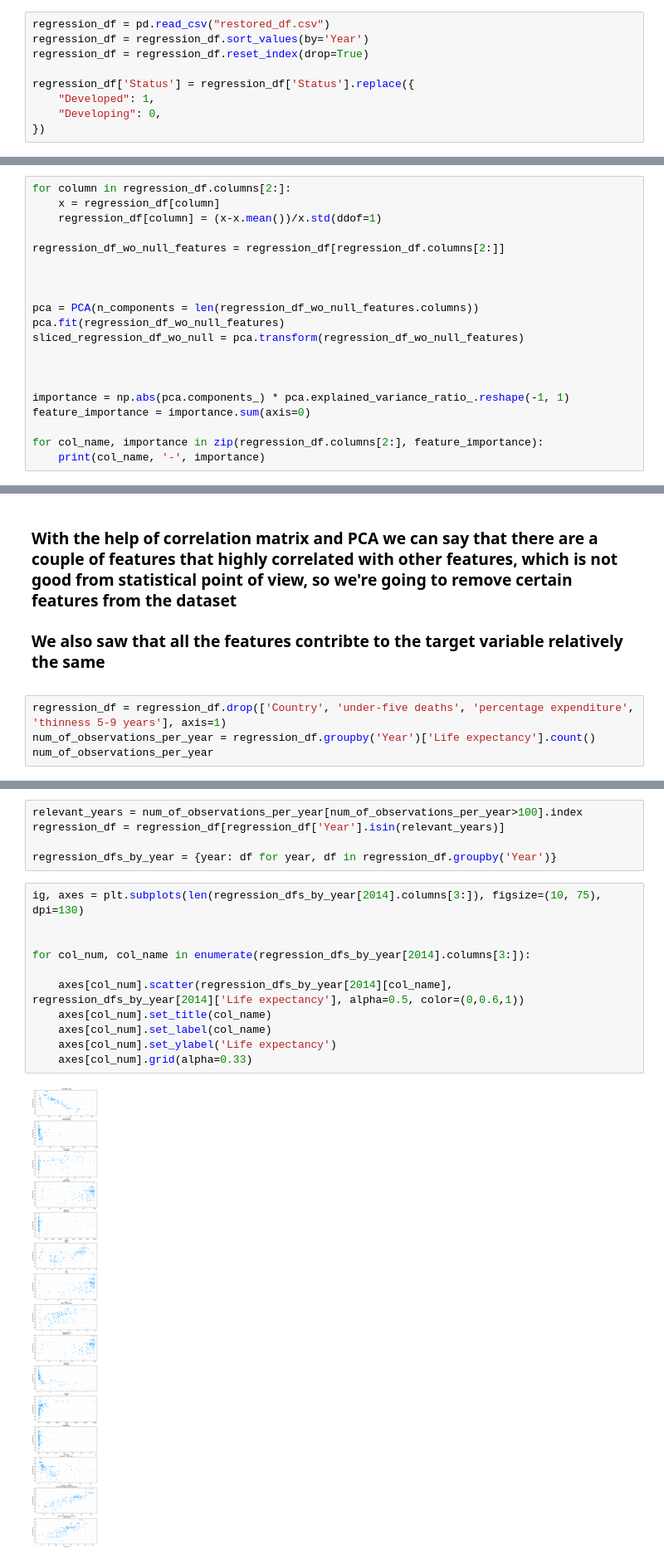
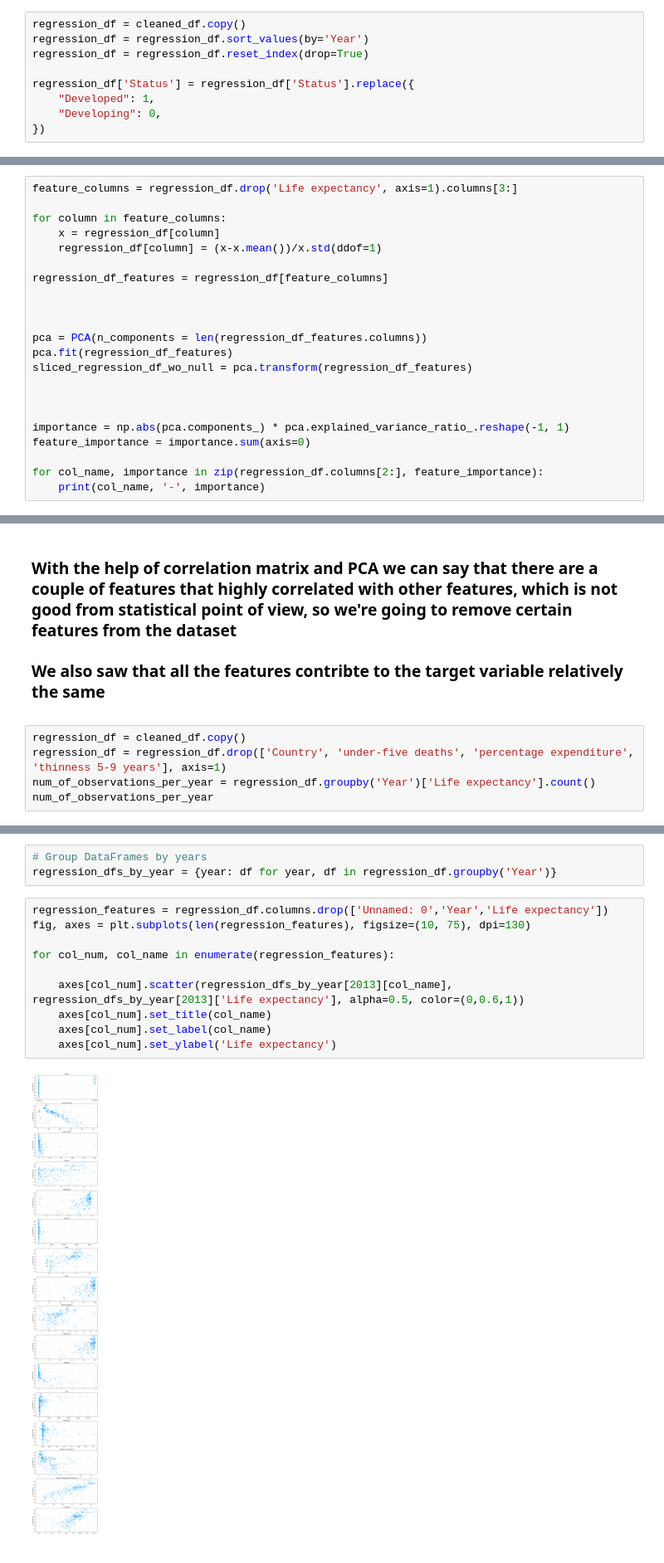
Before and after one commit to AidarbekPapakov/ds-solo-project, a Jupyter notebook: life_exp.ipynb, the cells around one changed output, grey strips where cells are left out. Shown at 83% size. Saved outputs shown, nothing was run; the diff lists cells and outputs as text.

Commit message:
clean code

```diff
--- a/life_exp.ipynb
+++ b/life_exp.ipynb
@@ -131,5 +178,5 @@ pd.concat([df_wo_null_values, df_with_null_values]).reset_index(drop=True).sort_
 # %%
-regression_df = pd.read_csv("restored_df.csv")
+regression_df = cleaned_df.copy()
 regression_df = regression_df.sort_values(by='Year')
 regression_df = regression_df.reset_index(drop=True)
 
@@ -150,17 +197,19 @@ heatmap(regression_df[regression_df.columns[3:]].corr(), annot=True, ax=ax)
 # %% [markdown]
 **<h3>**Principal Component Analysis**</h3>**
 # %%
-for column in regression_df.columns[2:]:
+feature_columns = regression_df.drop('Life expectancy', axis=1).columns[3:]
+
+for column in feature_columns:
     x = regression_df[column]
     regression_df[column] = (x-x.mean())/x.std(ddof=1)
 
-regression_df_wo_null_features = regression_df[regression_df.columns[2:]]
+regression_df_features = regression_df[feature_columns]
 
 
 
-pca = PCA(n_components = len(regression_df_wo_null_features.columns))
-pca.fit(regression_df_wo_null_features)
-sliced_regression_df_wo_null = pca.transform(regression_df_wo_null_features)
+pca = PCA(n_components = len(regression_df_features.columns))
+pca.fit(regression_df_features)
+sliced_regression_df_wo_null = pca.transform(regression_df_features)
 
 
 
@@ -207,6 +255,7 @@ plt.show()
 
 **<h3>**We also saw that all the features contribte to the target variable relatively the same**</h3>**
 # %%
+regression_df = cleaned_df.copy()
 regression_df = regression_df.drop(['Country', 'under-five deaths', 'percentage expenditure', 'thinness 5-9 years'], axis=1)
 num_of_observations_per_year = regression_df.groupby('Year')['Life expectancy'].count()
 num_of_observations_per_year
@@ -234,21 +283,18 @@ Name: Life expectancy, dtype: int64
 # %%
-relevant_years = num_of_observations_per_year[num_of_observations_per_year>100].index
-regression_df = regression_df[regression_df['Year'].isin(relevant_years)]
-
+# Group DataFrames by years
 regression_dfs_by_year = {year: df for year, df in regression_df.groupby('Year')}
 # %%
-ig, axes = plt.subplots(len(regression_dfs_by_year[2014].columns[3:]), figsize=(10, 75), dpi=130)
+regression_features = regression_df.columns.drop(['Unnamed: 0','Year','Life expectancy'])
+fig, axes = plt.subplots(len(regression_features), figsize=(10, 75), dpi=130)
 
+for col_num, col_name in enumerate(regression_features):
 
-for col_num, col_name in enumerate(regression_dfs_by_year[2014].columns[3:]):
-
-    axes[col_num].scatter(regression_dfs_by_year[2014][col_name], regression_dfs_by_year[2014]['Life expectancy'], alpha=0.5, color=(0,0.6,1))
+    axes[col_num].scatter(regression_dfs_by_year[2013][col_name], regression_dfs_by_year[2013]['Life expectancy'], alpha=0.5, color=(0,0.6,1))
     axes[col_num].set_title(col_name)
     axes[col_num].set_label(col_name)
     axes[col_num].set_ylabel('Life expectancy')
-    axes[col_num].grid(alpha=0.33)
 # %% [output]
-[figure, old version]
+[figure, new version]
 # %% [markdown]
 **<h3>**Importing statsmodels' Linear Regression for look at the dependencies:**</h3>**
 # %%
```
Also changed, not shown: parts of 30 cells of this notebook.
